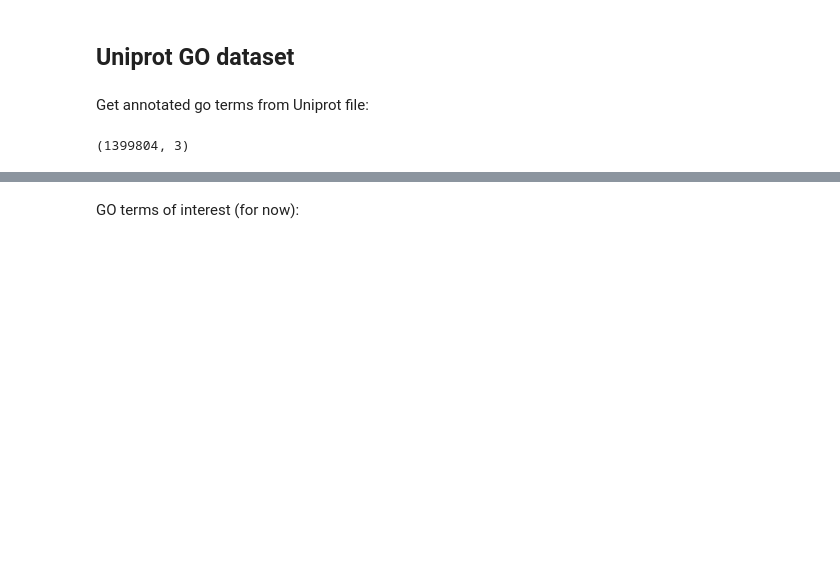
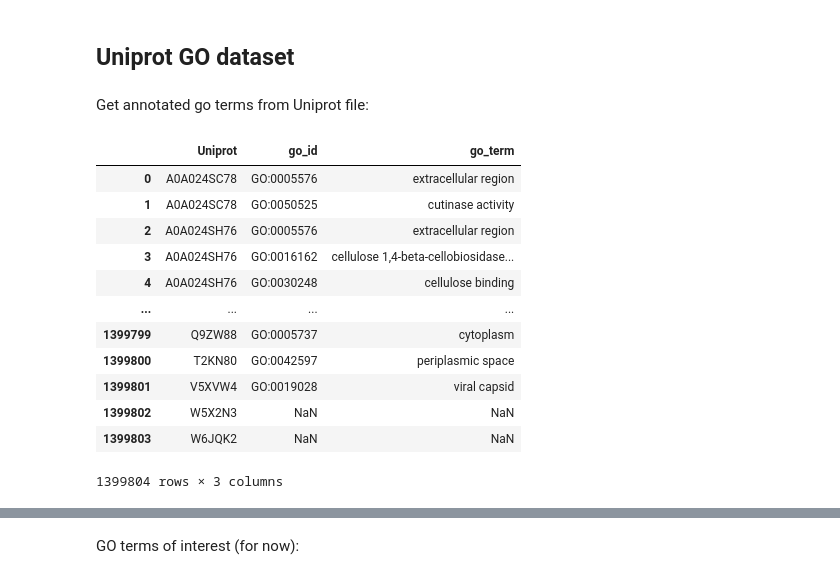
Before and after one commit to adenger/subpred4, a Jupyter notebook: notebooks/1_swissprot_keywords_go_comparison.ipynb, the cells around one changed output, grey strips where cells are left out. Drawn from its saved outputs; the diff is of its cells as text; code cells hidden in the pictures; blank space fills up the shorter version.

```diff
--- a/notebooks/1_swissprot_keywords_go_comparison.ipynb
+++ b/notebooks/1_swissprot_keywords_go_comparison.ipynb
@@ -138,7 +194,19 @@ ion_descendants = go.get_descendants(
 # %% [markdown]
 Get annotated go terms from Uniprot file:
 # %%
-df_sp_go = get_go_df(df_swissprot)
-df_sp_go.shape
+# df_sp_go = get_go_df(df_swissprot)
+# df_sp_go.shape
 # %% [output]
+|  | Uniprot | go_id | go_term |
+| 0 | A0A024SC78 | GO:0005576 | extracellular region |
+| 1 | A0A024SC78 | GO:0050525 | cutinase activity |
+| 2 | A0A024SH76 | GO:0005576 | extracellular region |
+| 3 | A0A024SH76 | GO:0016162 | cellulose 1,4-beta-cellobiosidase... |
+| 4 | A0A024SH76 | GO:0030248 | cellulose binding |
+| ... | ... | ... | ... |
+| 1399799 | Q9ZW88 | GO:0005737 | cytoplasm |
+| 1399800 | T2KN80 | GO:0042597 | periplasmic space |
+| 1399801 | V5XVW4 | GO:0019028 | viral capsid |
+| 1399802 | W5X2N3 | NaN | NaN |
+| 1399803 | W6JQK2 | NaN | NaN |
-(1399804, 3)
+1399804 rows × 3 columns
```
Also changed, not shown: parts of 12 cells of this notebook.
